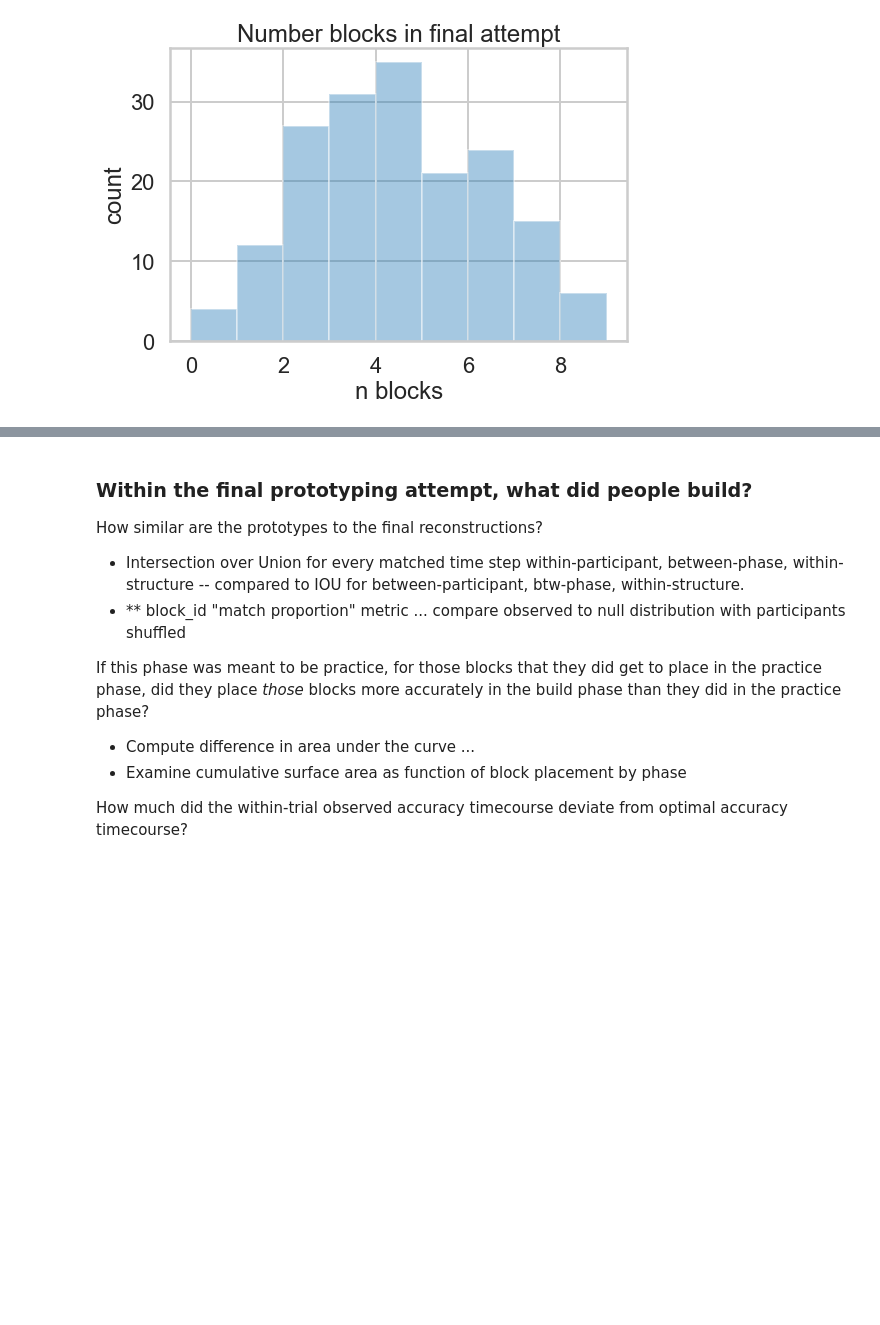
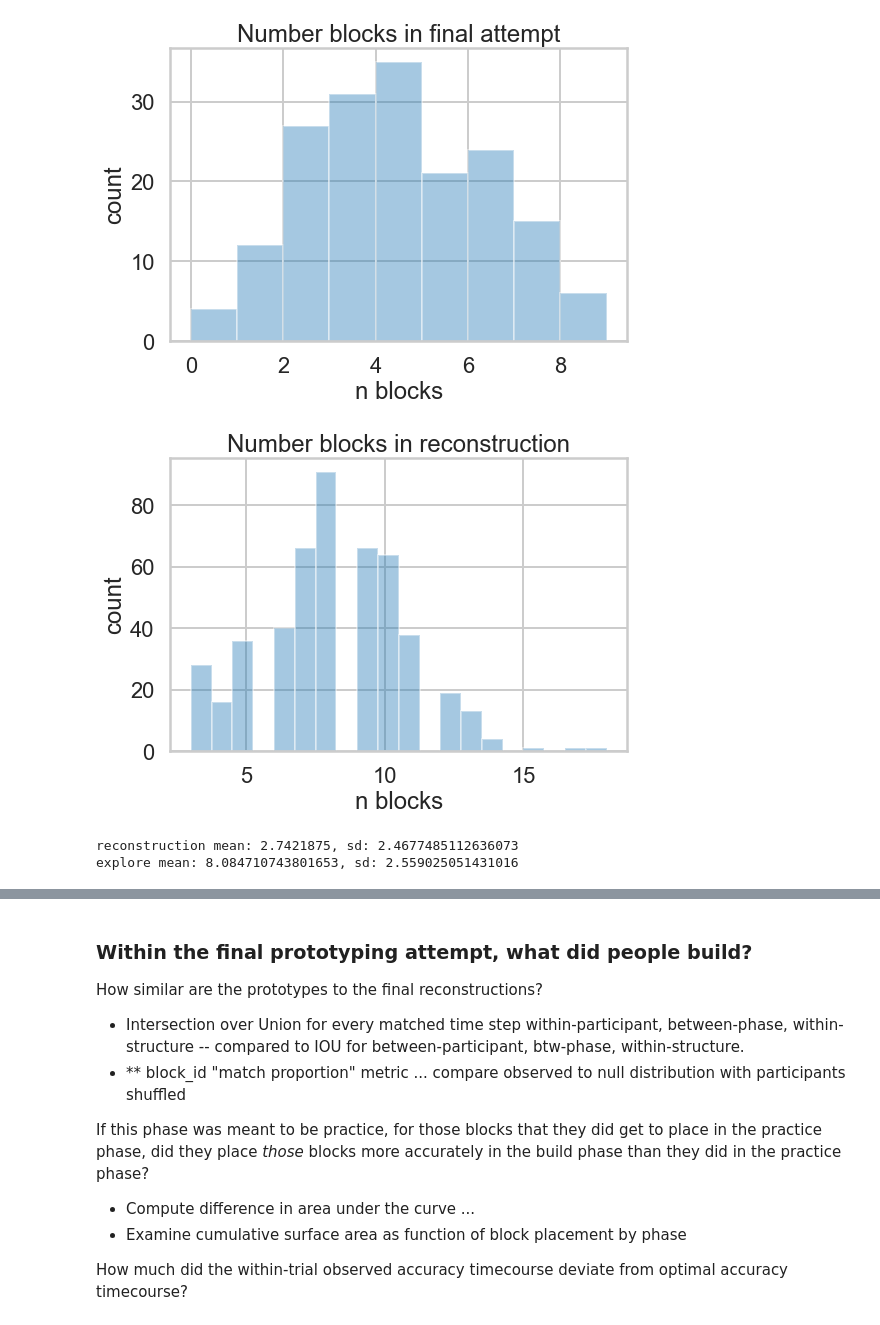
Before and after one commit to cogtoolslab/block_construction, a Jupyter notebook: analysis/will/block_silhouette_SPP2020.ipynb, the cells around one changed output, grey strips where cells are left out. Saved outputs shown, nothing was run; the diff lists cells and outputs as text; code cells hidden in the pictures; blank space fills up the shorter version.

```diff
--- a/analysis/will/block_silhouette_SPP2020.ipynb
+++ b/analysis/will/block_silhouette_SPP2020.ipynb
@@ -187,3 +191,29 @@ plt.title('Number blocks in final attempt')
 plt.tight_layout()
 # %% [output]
 [figure]
+# %%
+numBlock_data = df
+
+fig = plt.figure(figsize=(8,6))
+sns.set_context('poster')
+sns.set_style('whitegrid', {'legend.frameon':False})
+c = sns.distplot(numBlock_data['numBlocks'],
+                 #bins=9,
+                 kde=False,
+                 #kind='point',
+                );
+plt.ylabel('count')
+plt.xlabel('n blocks')
+plt.title('Number blocks in reconstruction')
+plt.tight_layout()
+# %% [output]
+[figure, added]
+# %%
+print('reconstruction mean: {}'.format(np.mean(physical_explore['finalExploreBlocks'])) +\
+      ', sd: {}'.format(np.std(physical_explore['finalExploreBlocks'])))
+
+print('explore mean: {}'.format(np.mean(numBlock_data['numBlocks'])) +\
+      ', sd: {}'.format(np.std(numBlock_data['numBlocks'])))
+# %% [output]
+reconstruction mean: 2.7421875, sd: 2.4677485112636073
+explore mean: 8.084710743801653, sd: 2.559025051431016
```
Also changed, not shown: parts of 9 cells of this notebook, 4 other files.
